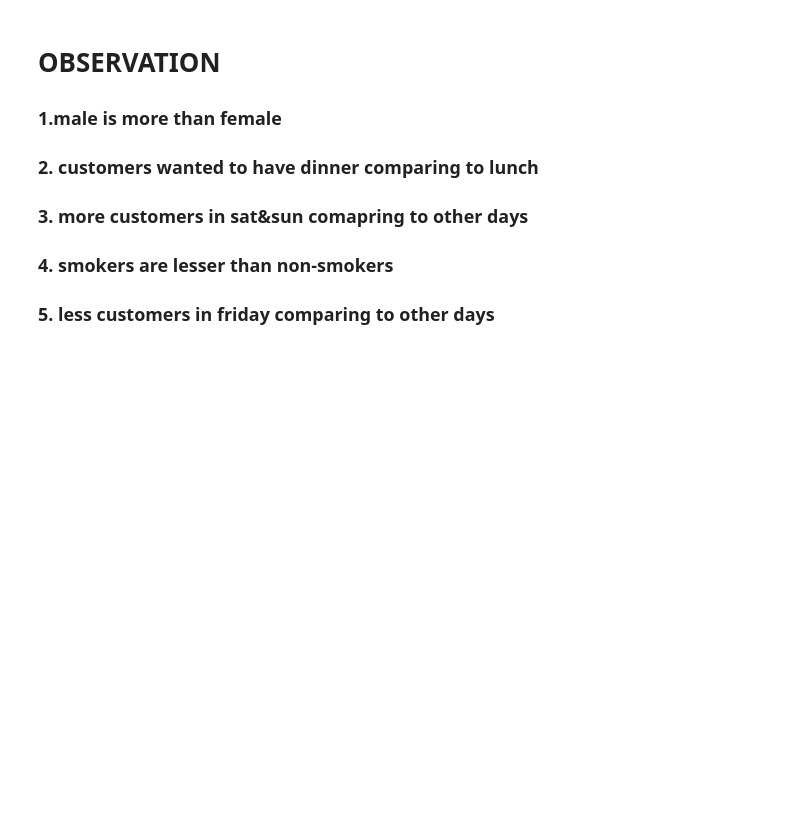
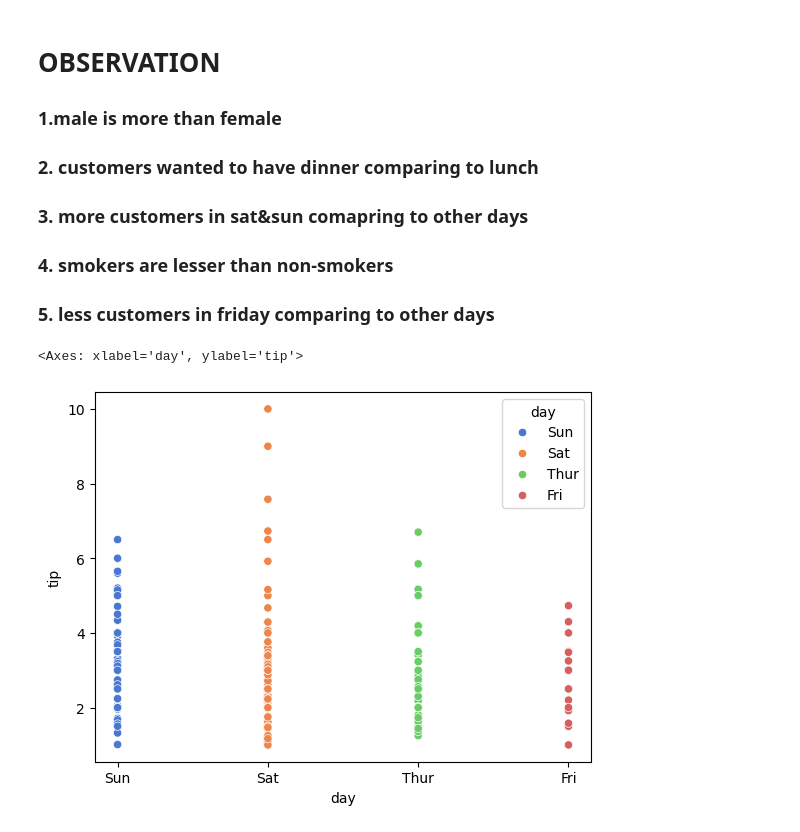
Before and after one commit to gokul0513/dv, a Jupyter notebook: data analysis.ipynb, the cells around one changed output. Drawn from its saved outputs; the diff is of its cells as text; code cells hidden in the pictures; blank space fills up the shorter version.

```diff
--- a/data analysis.ipynb
+++ b/data analysis.ipynb
@@ -103,3 +102,8 @@ sns.countplot(data=a,x=a['time'])
 ### 3. more customers in sat&sun comapring to other days
 ### 4. smokers are lesser than non-smokers
 ### 5. less customers in friday comparing to other days
+# %%
+sns.scatterplot(data=a,x="day",y="tip",hue="day",legend=True,palette="muted")
+# %% [output]
+<Axes: xlabel='day', ylabel='tip'>
+[figure, added]
```
Also changed, not shown: parts of 4 cells of this notebook.
